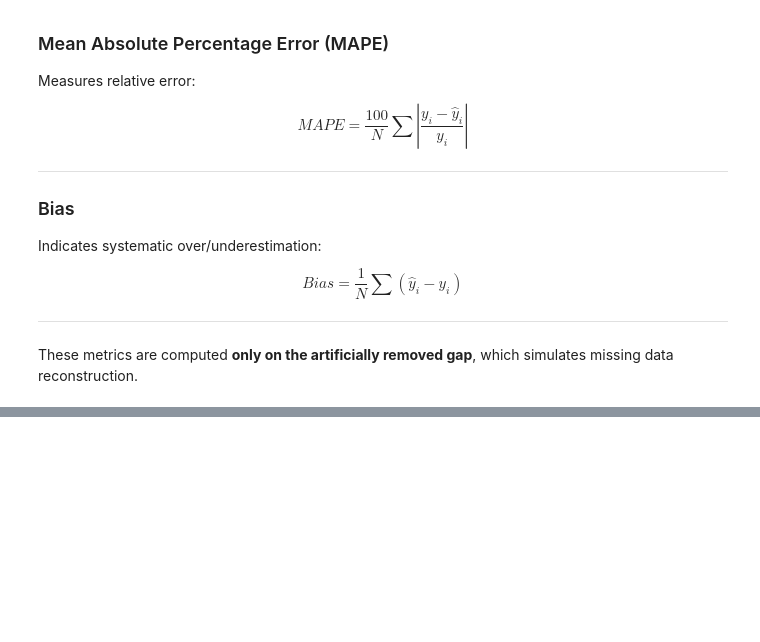
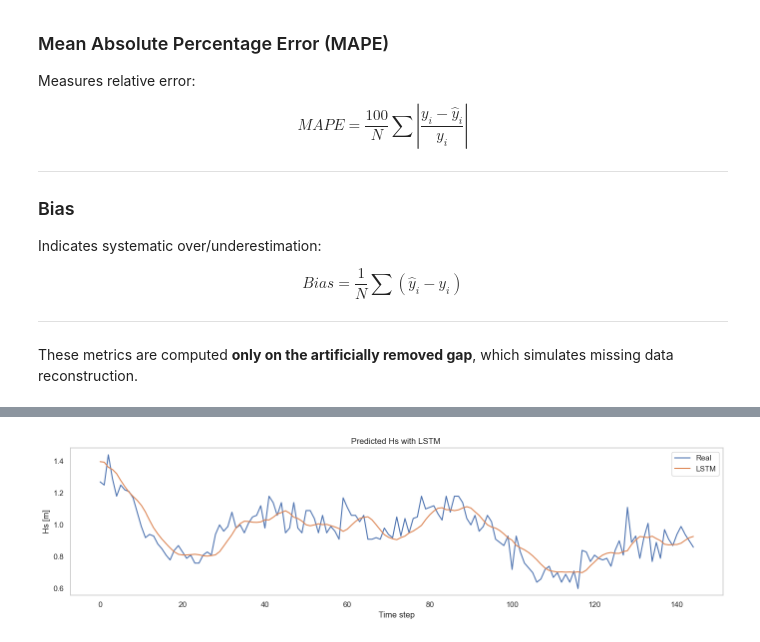
Before and after one commit to mvinesr/coastal-ml-seminar, a Jupyter notebook: notebooks/01_intro_ml_dl_coastal.ipynb, the cells around one changed output, grey strips where cells are left out. Saved outputs shown, nothing was run; the diff lists cells and outputs as text; code cells hidden in the pictures; blank space fills up the shorter version.

```diff
--- a/notebooks/01_intro_ml_dl_coastal.ipynb
+++ b/notebooks/01_intro_ml_dl_coastal.ipynb
@@ -426,22 +449,3 @@ plt.show()
 # %%
-# Combine validation context + empty test gap
-full_context = pd.concat([val_series.copy(), test_series_gap.copy()])
-full_reconstructed = full_context.copy()
-
-test_start_idx = len(val_series)
-test_end_idx = len(full_context)
-
-for i in range(test_start_idx, test_end_idx):
-    input_window = full_reconstructed.iloc[i-window_size:i].values.reshape(-1, 1)
-
-    input_window_scaled = scaler.transform(input_window)
-    input_window_scaled = input_window_scaled.reshape((1, window_size, 1))
-
-    pred_scaled = model.predict(input_window_scaled, verbose=0)
-    pred = scaler.inverse_transform(pred_scaled)[0, 0]
-
-    full_reconstructed.iloc[i] = pred
-
-# Keep reconstructed test only
-test_reconstructed = full_reconstructed.iloc[test_start_idx:].copy()
+y_val_pred_scaled = model.predict(X_val, verbose=0)
 # %%
@@ -482,3 +453,7 @@ Bias: -0.118
+# %%
+y_val_true = scaler.inverse_transform(y_val.reshape(-1, 1)).flatten()
+y_val_pred = scaler.inverse_transform(y_val_pred_scaled).flatten()
+y_val_naive = scaler.inverse_transform(y_val_naive_scaled).flatten()
 # %% [markdown]
 ## Model Evaluation
 
@@ -573,0 +517,16 @@ plt.show()
+# %%
+n_plot = 200
+
+plt.figure(figsize=(14,4))
+plt.plot(y_val_true[:n_plot], label="Real")
+
+plt.plot(y_val_pred[:n_plot], label="LSTM")
+plt.title("Predicted Hs with LSTM ")
+plt.xlabel("Time step")
+plt.ylabel("Hs [m]")
+plt.legend()
+plt.grid()
+plt.tight_layout()
+plt.show()
+# %% [output]
+[figure, added]
```
Also changed, not shown: parts of 11 cells of this notebook.
